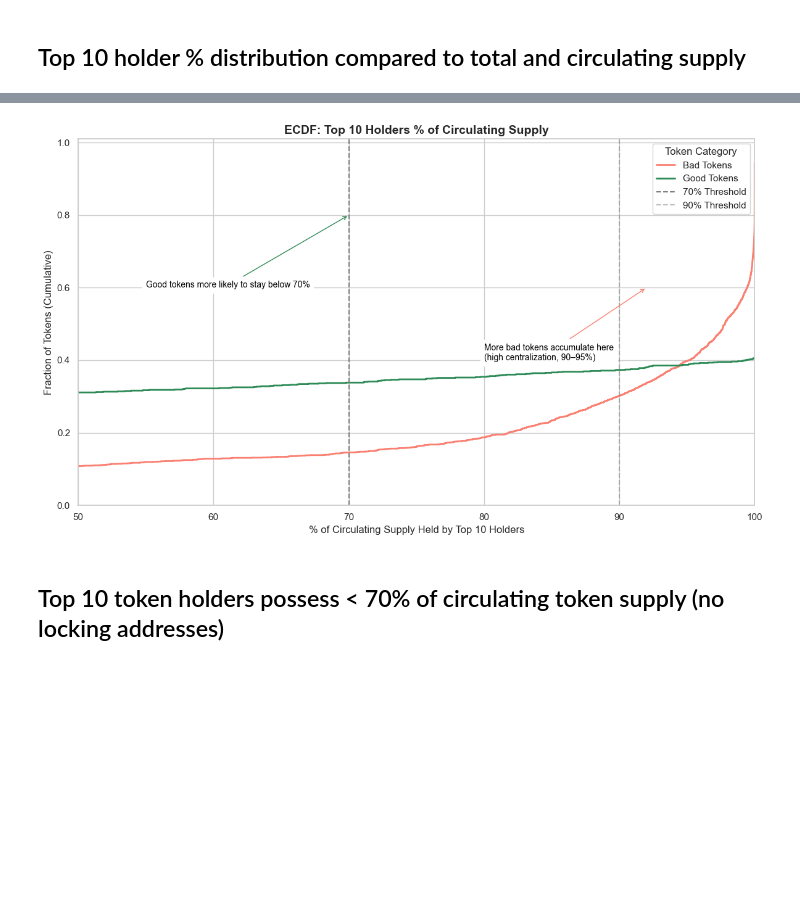
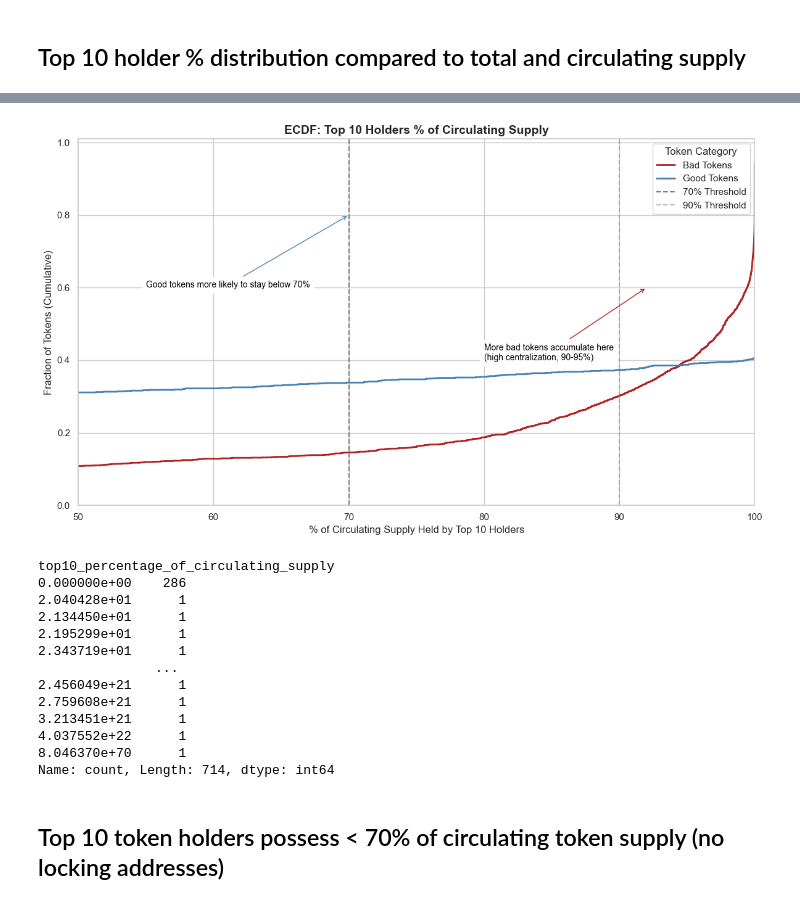
Before and after one commit to all-1807355/token-analyzer, a Jupyter notebook: data_analysis/holder_analysis.ipynb, the cells around one changed output, grey strips where cells are left out. Cells and saved outputs as stored; diff of their text form; code cells hidden in the pictures; blank space fills up the shorter version.

```diff
--- a/data_analysis/holder_analysis.ipynb
+++ b/data_analysis/holder_analysis.ipynb
@@ -95,23 +95,20 @@ good_stats = compute_owner_percent(df_contracts_good, df_holders_list_good, df_h
 
 # Prepare data for plotting
 plot_df_bad = pd.DataFrame({
-    'Owner Category': ['>5% Owner', '≤5% Owner'],
+    'Owner Category': ['Owner holds >5% of supply', 'Owner holds ≤5% of supply'],
     'Token Count': [bad_stats['>5% Owner'], bad_stats['≤5% Owner']]
 })
 plot_df_bad['Percentage'] = (plot_df_bad['Token Count'] / bad_stats['Total']) * 100
 
 plot_df_good = pd.DataFrame({
-    'Owner Category': ['>5% Owner', '≤5% Owner'],
+    'Owner Category': ['Owner holds >5% of supply', 'Owner holds ≤5% of supply'],
     'Token Count': [good_stats['>5% Owner'], good_stats['≤5% Owner']]
 })
 plot_df_good['Percentage'] = (plot_df_good['Token Count'] / good_stats['Total']) * 100
 
-# Plot side-by-side
-fig, axes = plt.subplots(1, 2, figsize=(14, 6))
-sns.set(style="whitegrid")
-
-# Bad tokens
-ax1 = sns.barplot(data=plot_df_bad, x='Owner Category', y='Token Count', palette='Reds', ax=axes[0])
+# --- Plot for Bad Tokens ---
+plt.figure(figsize=(7, 6))
+ax1 = sns.barplot(data=plot_df_bad, x='Owner Category', y='Token Count', color='firebrick')
 for i, row in plot_df_bad.iterrows():
     count = row['Token Count']
     percent = row['Percentage']
@@ -119,9 +116,12 @@ for i, row in plot_df_bad.iterrows():
 ax1.set_title("Bad Tokens: Owner Holding >5% of Circulating Supply")
 ax1.set_xlabel("Owner Holding Category")
 ax1.set_ylabel("Number of Tokens")
+plt.tight_layout()
+plt.show()
 
-# Good tokens
-ax2 = sns.barplot(data=plot_df_good, x='Owner Category', y='Token Count', palette='Greens', ax=axes[1])
+# --- Plot for Good Tokens ---
+plt.figure(figsize=(7, 6))
+ax2 = sns.barplot(data=plot_df_good, x='Owner Category', y='Token Count', color='steelblue')
 for i, row in plot_df_good.iterrows():
     count = row['Token Count']
     percent = row['Percentage']
@@ -129,7 +129,6 @@ for i, row in plot_df_good.iterrows():
 ax2.set_title("Good Tokens: Owner Holding >5% of Circulating Supply")
 ax2.set_xlabel("Owner Holding Category")
 ax2.set_ylabel("Number of Tokens")
-
 plt.tight_layout()
 plt.show()
 # %% [output]
@@ -340,45 +506,60 @@ df_holders_bad = pd.read_csv('../csv_outputs/bad_tokens/master_holders.csv')
 df_holders_good = pd.read_csv('../csv_outputs/good_tokens/master_holders.csv')
 
 # Convert to numeric
-bad_circ_pct = pd.to_numeric(df_holders_bad['top10_percentage_of_circulating_supply'], errors='coerce').dropna()
-good_circ_pct = pd.to_numeric(df_holders_good['top10_percentage_of_circulating_supply'], errors='coerce').dropna()
+bad_circ_pct = pd.to_numeric(df_holders_bad['top10_percentage_of_circulating_supply'])
+good_circ_pct = pd.to_numeric(df_holders_good['top10_percentage_of_circulating_supply'])
 
 # Plot
 plt.figure(figsize=(12, 7))
 sns.set(style="whitegrid")
 
 # ECDF plots
-sns.ecdfplot(bad_circ_pct, label='Bad Tokens', color='salmon', linewidth=2)
-sns.ecdfplot(good_circ_pct, label='Good Tokens', color='seagreen', linewidth=2)
+sns.ecdfplot(bad_circ_pct, label='Bad Tokens', color='firebrick', linewidth=2)
+sns.ecdfplot(good_circ_pct, label='Good Tokens', color='steelblue', linewidth=2)
 
 # Add threshold lines
 plt.axvline(70, color='gray', linestyle='--', label='70% Threshold')
 plt.axvline(90, color='gray', linestyle='--', alpha=0.5, label='90% Threshold')
 
 # Title and axes
 plt.title('ECDF: Top 10 Holders % of Circulating Supply', fontsize=14, fontweight='bold')
 plt.xlabel('% of Circulating Supply Held by Top 10 Holders', fontsize=12)
 plt.ylabel('Fraction of Tokens (Cumulative)', fontsize=12)
 plt.xlim(50, 100)
 plt.ylim(0, 1.01)
 
 # Add explanatory annotations
-plt.annotate('More bad tokens accumulate here\n(high centralization, 90–95%)',
+plt.annotate('More bad tokens accumulate here\n(high centralization, 90-95%)',
              xy=(92, 0.6), xytext=(80, 0.4),
-             arrowprops=dict(arrowstyle='->', color='salmon'),
+             arrowprops=dict(arrowstyle='->', color='firebrick'),
              fontsize=10, color='black', backgroundcolor='white')
 
 plt.annotate('Good tokens more likely to stay below 70%',
              xy=(70, 0.8), xytext=(55, 0.6),
-             arrowprops=dict(arrowstyle='->', color='seagreen'),
+             arrowprops=dict(arrowstyle='->', color='steelblue'),
              fontsize=10, color='black', backgroundcolor='white')
 
 # Legend
 plt.legend(title='Token Category')
 plt.tight_layout()
 plt.show()
+
+print(good_circ_pct.value_counts().sort_index())
 # %% [output]
-[figure, old version]
+[figure, new version]
+top10_percentage_of_circulating_supply
+0.000000e+00    286
+2.040428e+01      1
+2.134450e+01      1
+2.195299e+01      1
+2.343719e+01      1
+               ...
+2.456049e+21      1
+2.759608e+21      1
+3.213451e+21      1
+4.037552e+22      1
+8.046370e+70      1
+Name: count, Length: 714, dtype: int64
 # %% [markdown]
 ## Top 10 token holders possess < 70% of circulating token supply (no locking addresses)
 # %%
```
Also changed, not shown: parts of 9 cells of this notebook, 32 other files.
